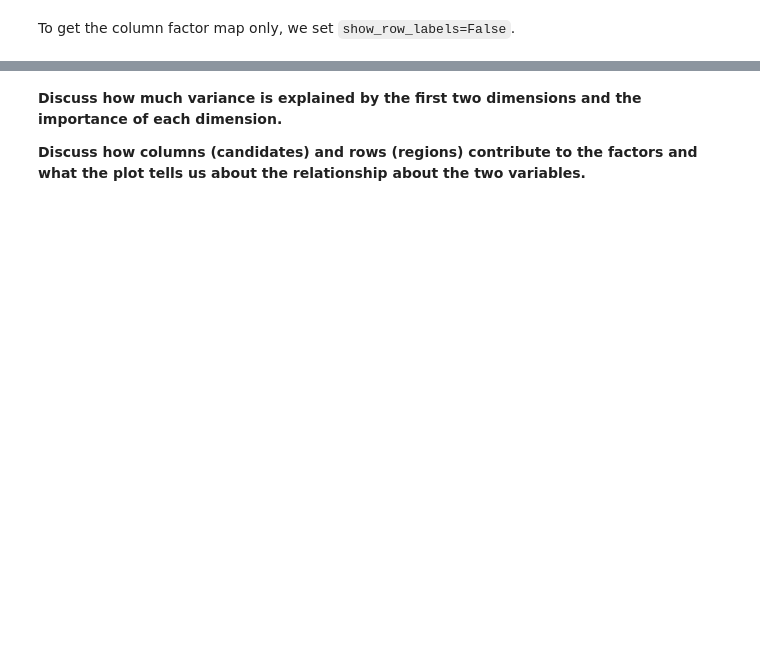
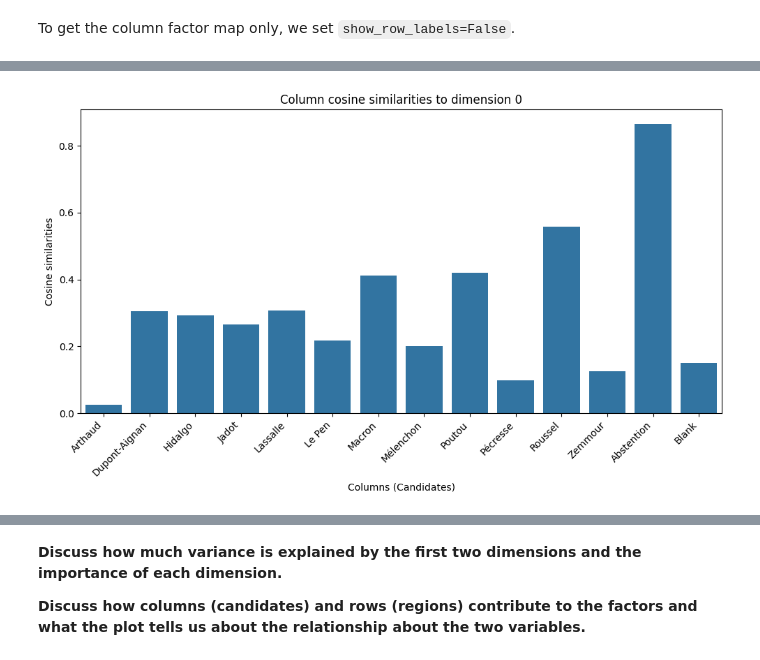
Before and after one commit to Welkomm/Data_Analysis, a Jupyter notebook: Analysis/CA/Lab_CA.ipynb, the cells around one changed output, grey strips where cells are left out. Drawn from its saved outputs; the diff is of its cells as text; code cells hidden in the pictures; blank space fills up the shorter version.

```diff
--- a/Analysis/CA/Lab_CA.ipynb
+++ b/Analysis/CA/Lab_CA.ipynb
@@ -357,0 +308,14 @@ print(cos2_cols)
+# %%
+col_cosc= ca.column_cosine_similarities(dataset)
+
+# Plot the bar chart of the column cosine similarities
+plt.figure(figsize=(10, 6))
+sns.barplot(x=col_cosc[0].index, y=col_cosc[0].values)
+plt.title('Column cosine similarities to dimension 0')
+plt.xlabel('Columns (Candidates)')
+plt.ylabel('Cosine similarities')
+plt.xticks(rotation=45, ha='right') # Rotate the x labels for better readability
+plt.tight_layout()
+plt.show()
+# %% [output]
+[figure, added]
```
Also changed, not shown: parts of 29 cells of this notebook, 7 other files.
